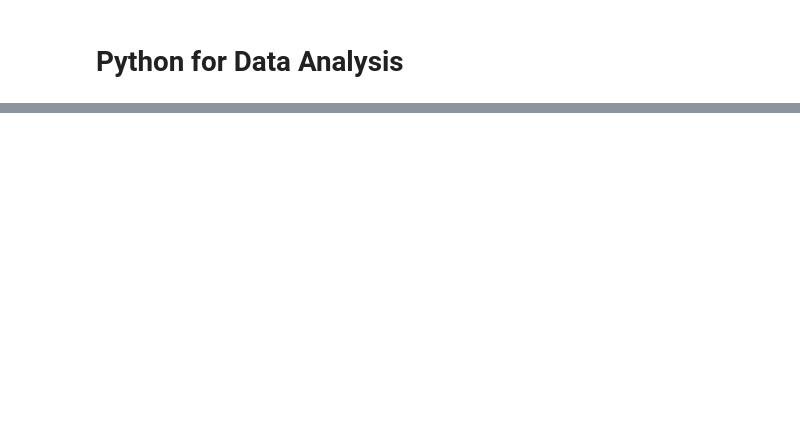
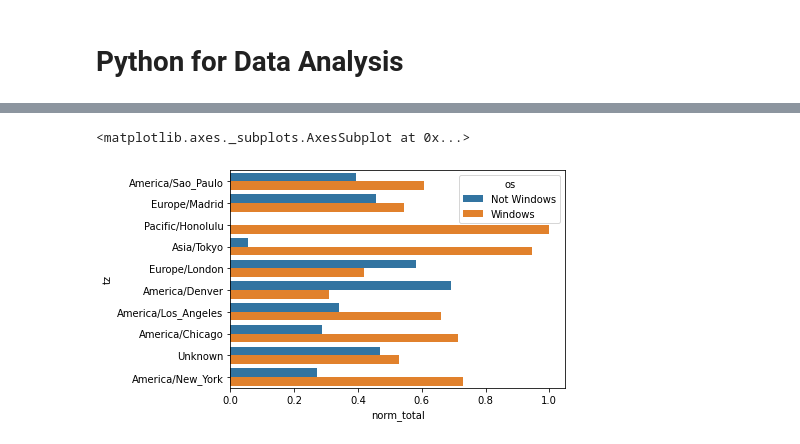
Before and after one commit to walidsi/data-science, a Jupyter notebook: Python/Python for Data Analysis/py_data_analysis_2.ipynb, the cells around one changed output, grey strips where cells are left out. Saved outputs shown, nothing was run; the diff lists cells and outputs as text; code cells hidden in the pictures; blank space fills up the shorter version.

```diff
--- a/Python/Python for Data Analysis/py_data_analysis_2.ipynb
+++ b/Python/Python for Data Analysis/py_data_analysis_2.ipynb
@@ -33,0 +380,5 @@ import seaborn as sns
+# %%
+count_subset = count_subset.stack()
+count_subset.name = 'total' # name of the series becomes the name of the column after tranforming to a dataframe
+count_subset = count_subset.reset_index() # transforming to a dataframe
+count_subset
@@ -33,0 +403,6 @@ import seaborn as sns
+# %%
+count_subset_tranformed = count_subset.groupby('tz').transform(lambda x: x / x.sum())
+count_subset_tranformed.columns = ['norm_total']
+# %%
+count_subset = pd.concat([count_subset, count_subset_tranformed], axis=1)
+count_subset
@@ -33,0 +427,5 @@ import seaborn as sns
+# %%
+sns.barplot(x='norm_total', y='tz', hue='os', data=count_subset)
+# %% [output]
+<matplotlib.axes._subplots.AxesSubplot at 0x...>
+[figure, added]
```
Also changed, not shown: parts of 31 cells of this notebook, 1 other file.
